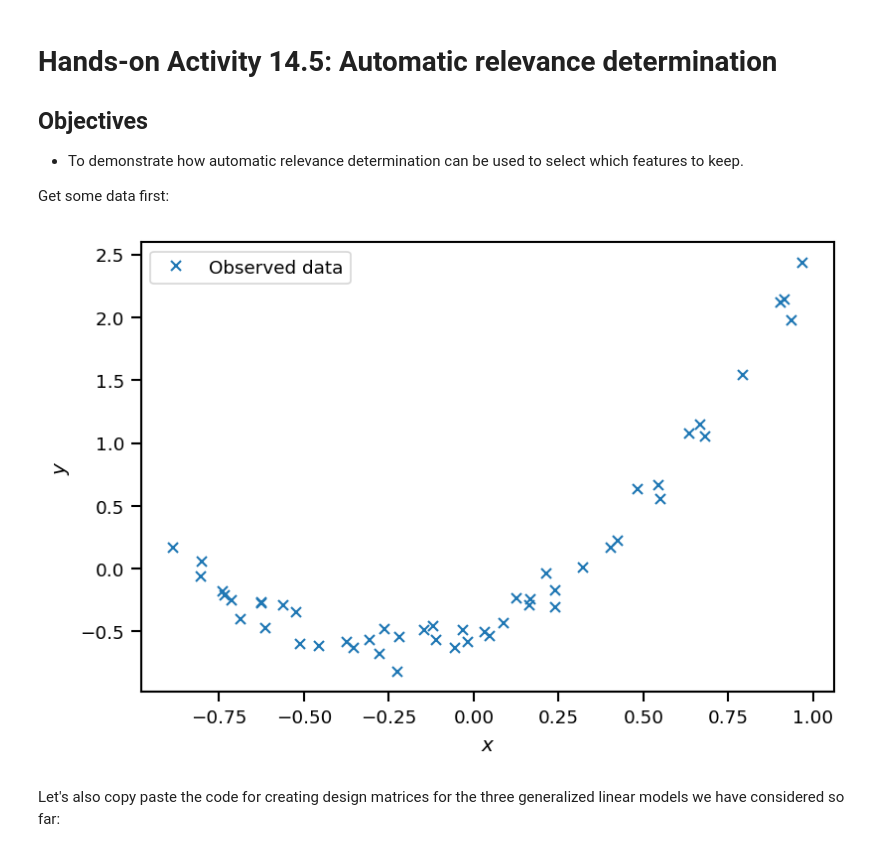
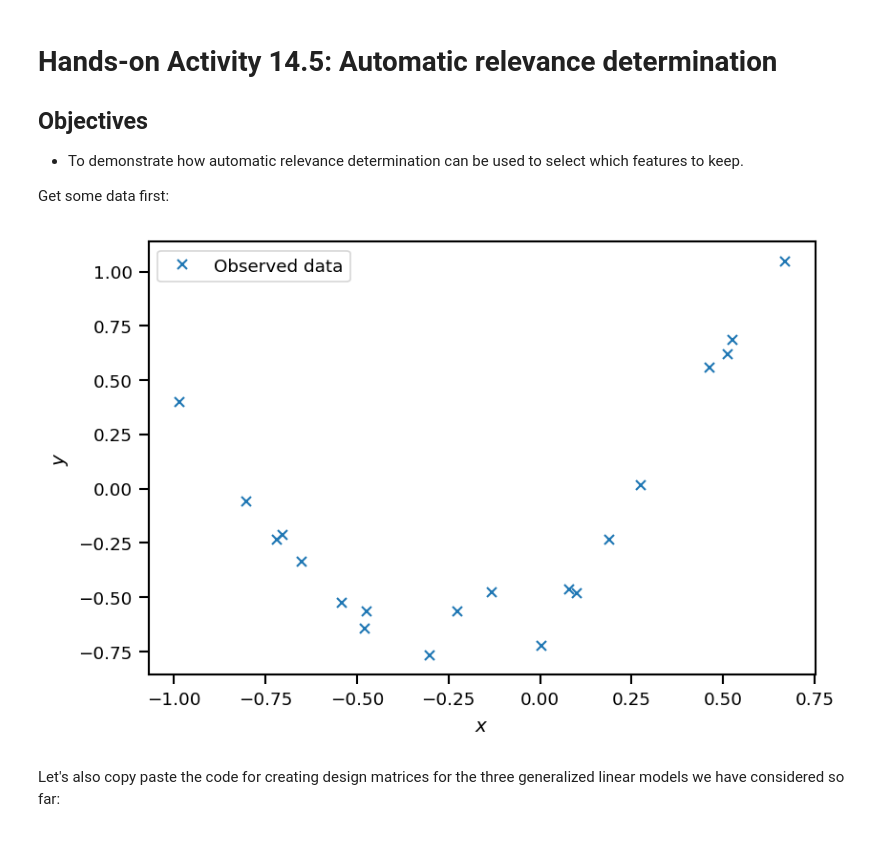
Before and after one commit to PredictiveScienceLab/data-analytics-se, a Jupyter notebook: activities/hands-on-14.5.ipynb, the cells around one changed output. Saved outputs shown, nothing was run; the diff lists cells and outputs as text; code cells hidden in the pictures.

```diff
--- a/activities/hands-on-14.5.ipynb
+++ b/activities/hands-on-14.5.ipynb
@@ -15,21 +15,21 @@ sns.set_context('paper')
 Get some data first:
 # %%
 # How many observations we have
-num_obs = 50
+num_obs = 20
 x = -1.0 + 2 * np.random.rand(num_obs)
 w0_true = -0.5
 w1_true = 1.0
 w2_true = 2.0
 sigma_true = 0.1
 y = w0_true + w1_true * x + w2_true * x ** 2 + sigma_true * np.random.randn(num_obs)
 # Let's plot the data
 fig, ax = plt.subplots(dpi=150)
 ax.plot(x, y, 'x', label='Observed data')
 ax.set_xlabel('$x$')
 ax.set_ylabel('$y$')
 plt.legend(loc='best');
 # %% [output]
-[figure, old version]
+[figure, new version]
 # %% [markdown]
 Let's also copy paste the code for creating design matrices for the three generalized linear models we have considered so far:
 # %%
```
Also changed, not shown: parts of 7 cells of this notebook.
